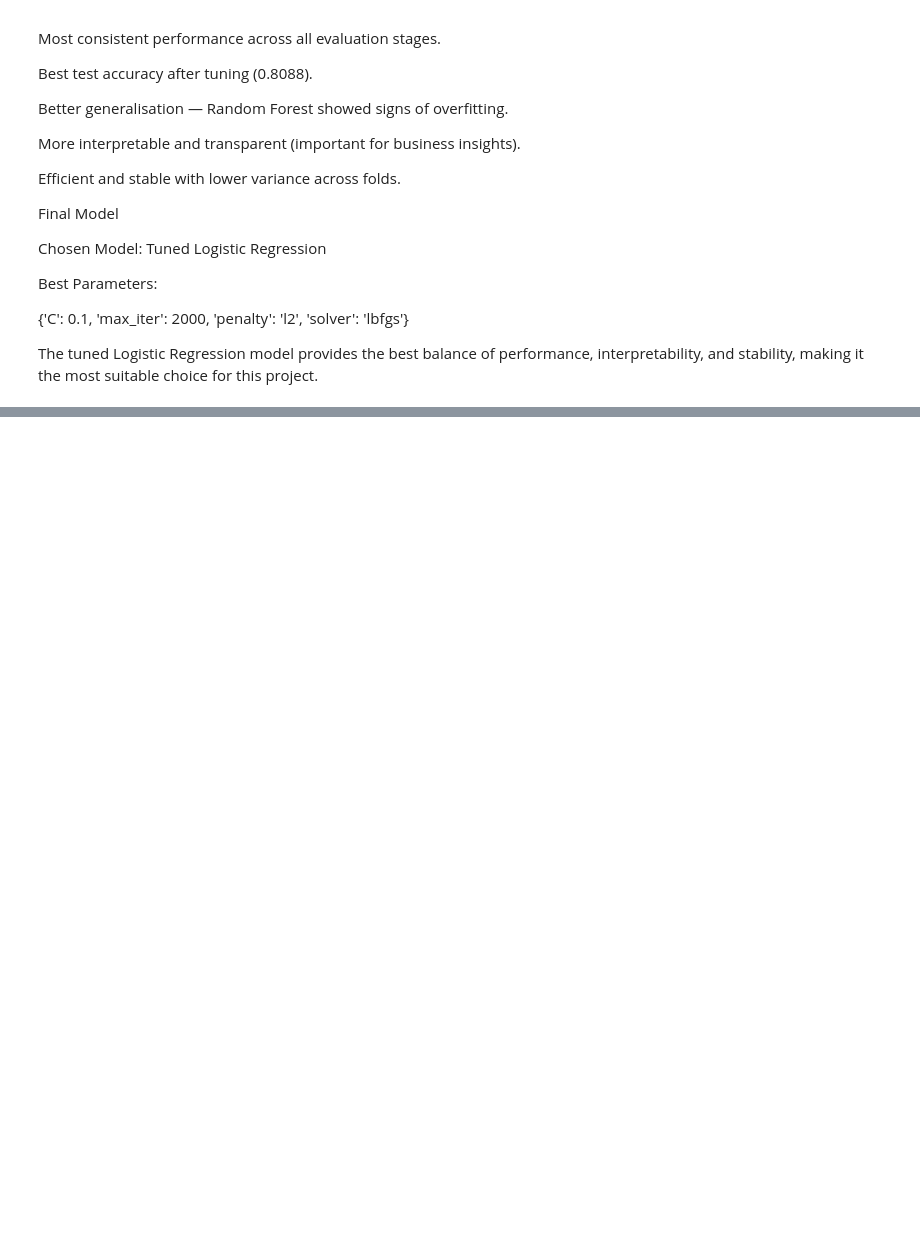
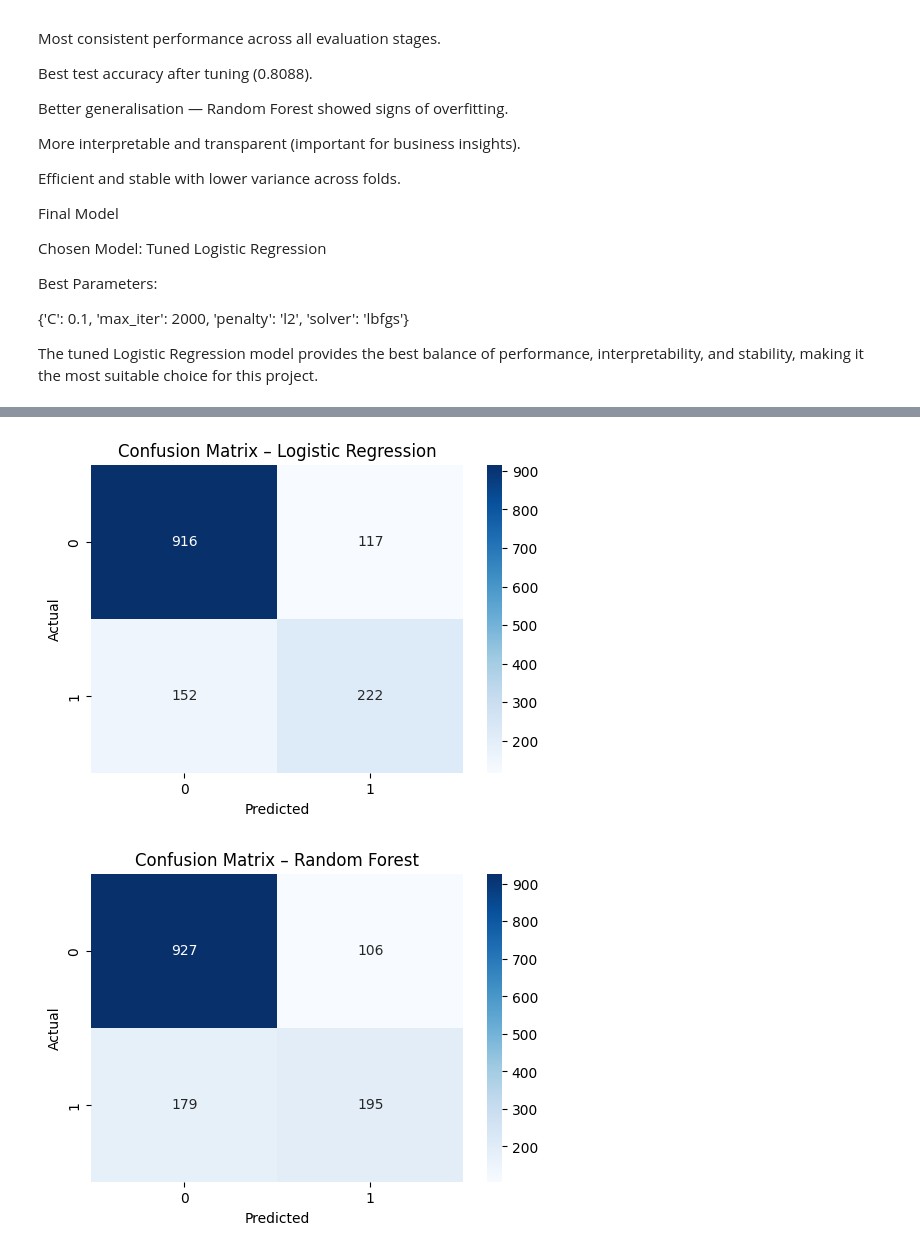
Before and after one commit to nafizzaman/Customer-Churn-Analysis, a Jupyter notebook: scripts/03-model.ipynb, the cells around one changed output, grey strips where cells are left out. Drawn from its saved outputs; the diff is of its cells as text; code cells hidden in the pictures; blank space fills up the shorter version.

```diff
--- a/scripts/03-model.ipynb
+++ b/scripts/03-model.ipynb
@@ -286,0 +265,17 @@ The tuned Logistic Regression model provides the best balance of performance, in
+# %%
+def plot_cm(model, x_test, y_test, title, filename):
+    cm = confusion_matrix(y_test, model.predict(x_test))
+
+    plt.figure(figsize=(6,4))
+    sns.heatmap(cm, annot=True, fmt='d', cmap="Blues")
+    plt.title(title)
+    plt.xlabel("Predicted")
+    plt.ylabel("Actual")
+    plt.savefig(f"../visuals/model_plots/{filename}", bbox_inches='tight')
+    plt.show()
+
+plot_cm(best_log_reg, x_test_scaled, y_test, "Confusion Matrix – Logistic Regression", "confusion_matrix_logreg.png")
+plot_cm(best_rf, x_test, y_test, "Confusion Matrix – Random Forest", "confusion_matrix_randomforest.png")
+# %% [output]
+[figure, added]
+[figure, added]
```
Also changed, not shown: parts of 7 cells of this notebook, 4 other files.
